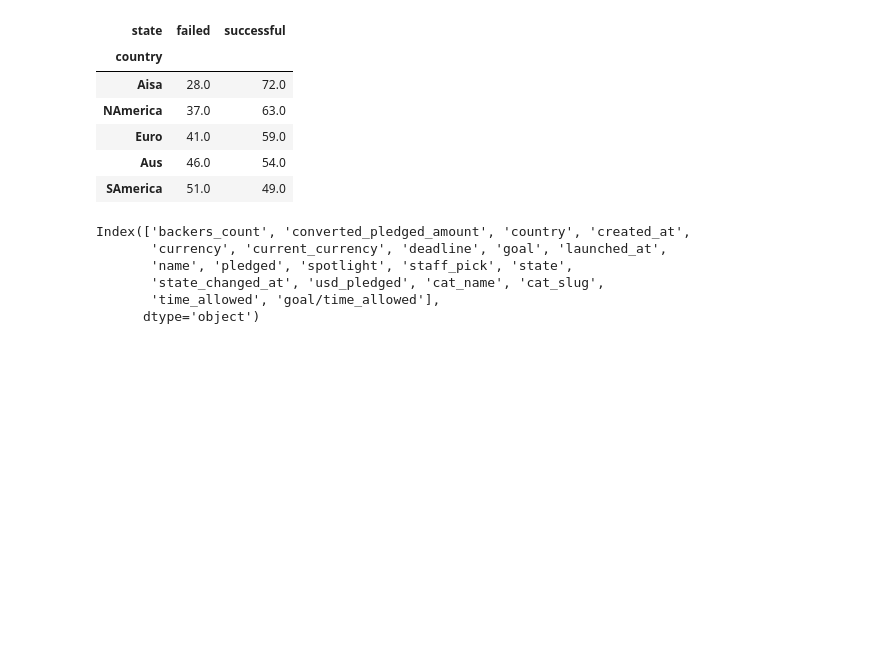
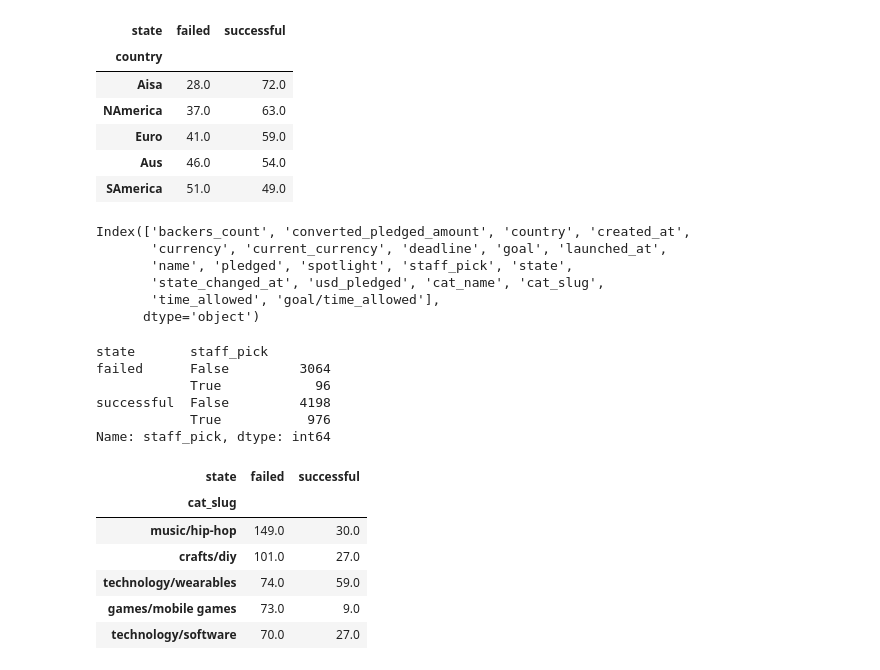
Before and after one commit to oqusous/Kickstarter_project, a Jupyter notebook: 02a_Understanding_data_KSP.ipynb, the cells around one changed output. Saved outputs shown, nothing was run; the diff lists cells and outputs as text; code cells hidden in the pictures; blank space fills up the shorter version.

```diff
--- a/02a_Understanding_data_KSP.ipynb
+++ b/02a_Understanding_data_KSP.ipynb
@@ -100,3 +103,22 @@ Index(['backers_count', 'converted_pledged_amount', 'country', 'created_at',
        'state_changed_at', 'usd_pledged', 'cat_name', 'cat_slug',
        'time_allowed', 'goal/time_allowed'],
       dtype='object')
+# %%
+df.groupby(['state','staff_pick'])['staff_pick'].count()
+# %% [output]
+state       staff_pick
+failed      False         3064
+            True            96
+successful  False         4198
+            True           976
+Name: staff_pick, dtype: int64
+# %%
+df.groupby(['cat_slug','state'])['state'].count().unstack().round().sort_values('failed', ascending=False)[0:5]
+# %% [output]
+| state | failed | successful |
+| cat_slug |  |  |
+| music/hip-hop | 149.0 | 30.0 |
+| crafts/diy | 101.0 | 27.0 |
+| technology/wearables | 74.0 | 59.0 |
+| games/mobile games | 73.0 | 9.0 |
+| technology/software | 70.0 | 27.0 |
```
Also changed, not shown: parts of 1 cell of this notebook, 20 other files.
